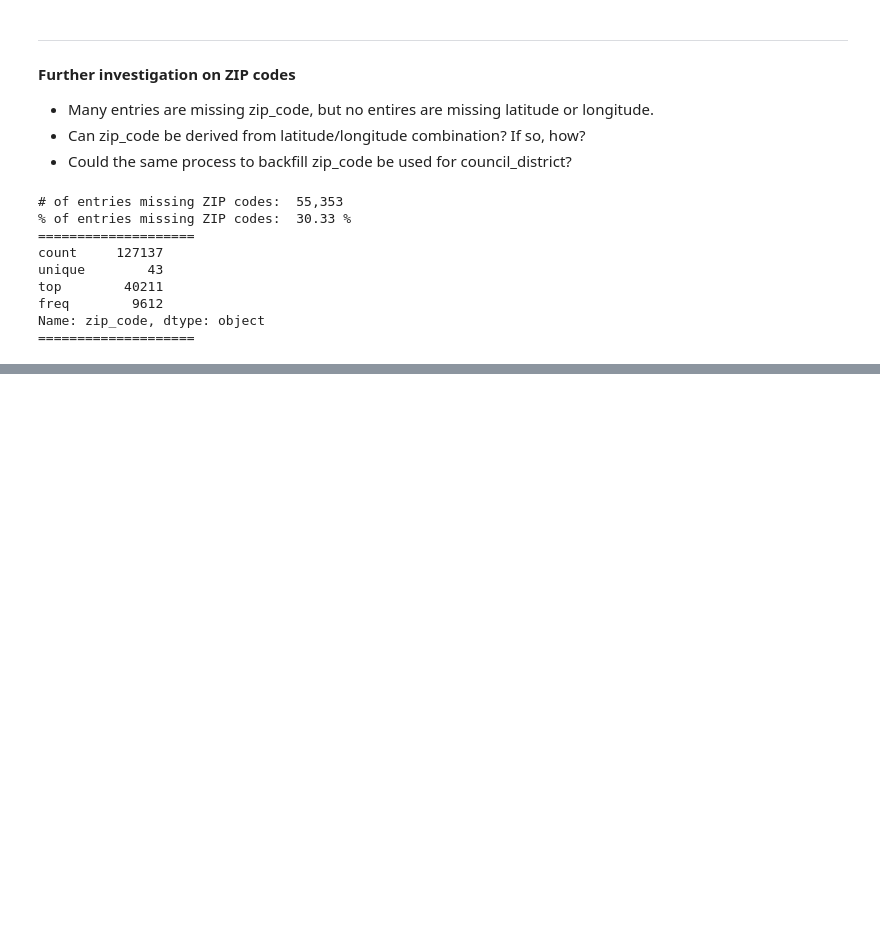
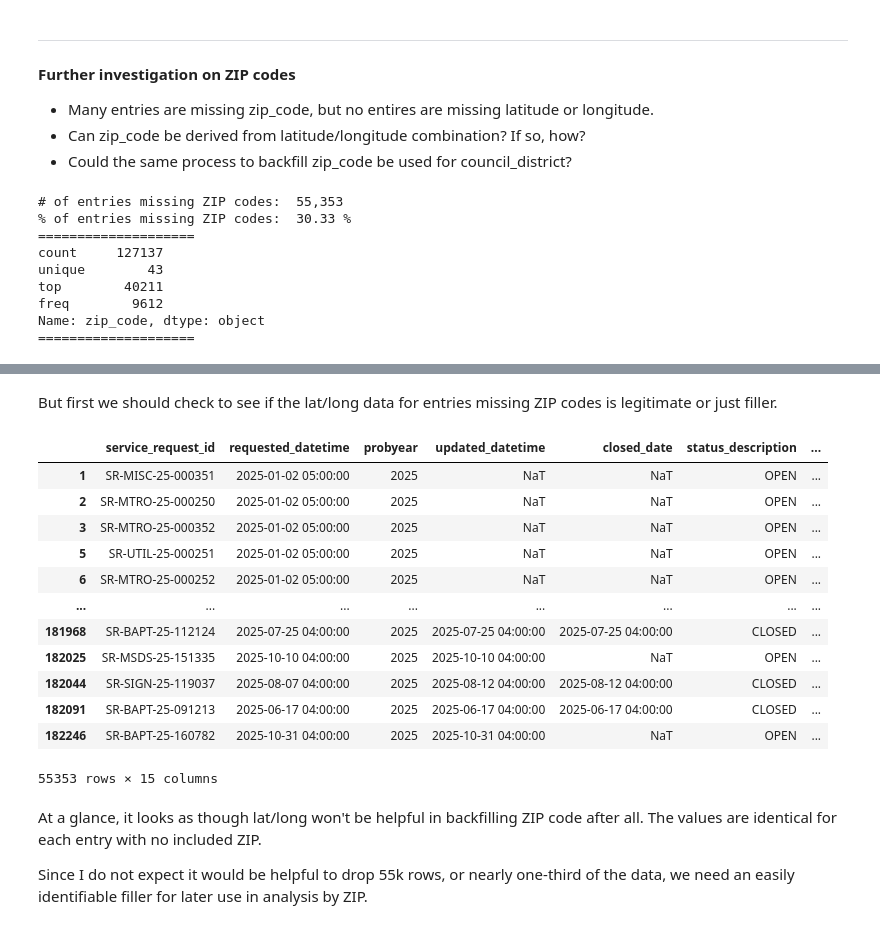
Before and after one commit to peachfiend-42/LouKY_311_Exploration, a Jupyter notebook: LouKY_311_Exploration/initial_views.ipynb, the cells around one changed output, grey strips where cells are left out. Cells and saved outputs as stored; diff of their text form; code cells hidden in the pictures; blank space fills up the shorter version.

```diff
--- a/LouKY_311_Exploration/initial_views.ipynb
+++ b/LouKY_311_Exploration/initial_views.ipynb
@@ -8,7 +8,7 @@ import pandas as pd
 # on initial read of data file, Python informs that the columns listed below in dtype_fix are mixed.
 # so first, we assign them a string datatype.
 dtype_fix = {'source': 'str', 'description': 'str', 'zip_code': 'str', 'council_district': 'str'}
-lou311 = pd.read_csv('metro_311_2025.csv', dtype=dtype_fix)
+lou311 = pd.read_csv('metro_311_2025.csv', dtype=dtype_fix, parse_dates=['requested_datetime', 'updated_datetime', 'closed_date'])
 # %% [markdown]
 Inspect the scope and shape of the data
 # %%
@@ -218,12 +222,12 @@ np.int64(0)
 # How many ZIP codes are represented?
 # Which ZIP code is the most frequent user of 311 services?
 
-lou311['zip_code'] = lou311['zip_code'].astype(str)
+lou311_clean['zip_code'] = lou311_clean['zip_code'].astype(str)
 # print(lou311['zip_code'].dtypes)
 # ^^ confirms change of zip_code to string
 
-missing_zips = lou311['zip_code'].isnull().sum()
-pct_missing_zips = lou311['zip_code'].isnull().sum() / lou311['service_request_id'].value_counts().sum() * 100
+missing_zips = lou311_clean['zip_code'].isnull().sum()
+pct_missing_zips = lou311_clean['zip_code'].isnull().sum() / lou311_clean['service_request_id'].value_counts().sum() * 100
 
 print('# of entries missing ZIP codes: ',  "{:,}".format(missing_zips))
 print('% of entries missing ZIP codes: ', "{:.2f}".format(pct_missing_zips), "%")
@@ -245,0 +278,23 @@ Name: zip_code, dtype: object
+# %% [markdown]
+But first we should check to see if the lat/long data for entries missing ZIP codes is legitimate or just filler.
+# %%
+lou311_clean[lou311_clean['zip_code'].isnull()]
+# %% [output]
+|  | service_request_id | requested_datetime | probyear | updated_datetime | closed_date | status_description | ... |
+| 1 | SR-MISC-25-000351 | 2025-01-02 05:00:00 | 2025 | NaT | NaT | OPEN | ... |
+| 2 | SR-MTRO-25-000250 | 2025-01-02 05:00:00 | 2025 | NaT | NaT | OPEN | ... |
+| 3 | SR-MTRO-25-000352 | 2025-01-02 05:00:00 | 2025 | NaT | NaT | OPEN | ... |
+| 5 | SR-UTIL-25-000251 | 2025-01-02 05:00:00 | 2025 | NaT | NaT | OPEN | ... |
+| 6 | SR-MTRO-25-000252 | 2025-01-02 05:00:00 | 2025 | NaT | NaT | OPEN | ... |
+| ... | ... | ... | ... | ... | ... | ... | ... |
+| 181968 | SR-BAPT-25-112124 | 2025-07-25 04:00:00 | 2025 | 2025-07-25 04:00:00 | 2025-07-25 04:00:00 | CLOSED | ... |
+| 182025 | SR-MSDS-25-151335 | 2025-10-10 04:00:00 | 2025 | 2025-10-10 04:00:00 | NaT | OPEN | ... |
+| 182044 | SR-SIGN-25-119037 | 2025-08-07 04:00:00 | 2025 | 2025-08-12 04:00:00 | 2025-08-12 04:00:00 | CLOSED | ... |
+| 182091 | SR-BAPT-25-091213 | 2025-06-17 04:00:00 | 2025 | 2025-06-17 04:00:00 | 2025-06-17 04:00:00 | CLOSED | ... |
+| 182246 | SR-BAPT-25-160782 | 2025-10-31 04:00:00 | 2025 | 2025-10-31 04:00:00 | NaT | OPEN | ... |
+55353 rows × 15 columns
+# %% [markdown]
+At a glance, it looks as though lat/long won't be helpful in backfilling ZIP code after all.
+The values are identical for each entry with no included ZIP.
+
+Since I do not expect it would be helpful to drop 55k rows, or nearly one-third of the data, we need an easily identifiable filler for later use in analysis by ZIP.
```
Also changed, not shown: parts of 9 cells of this notebook.
